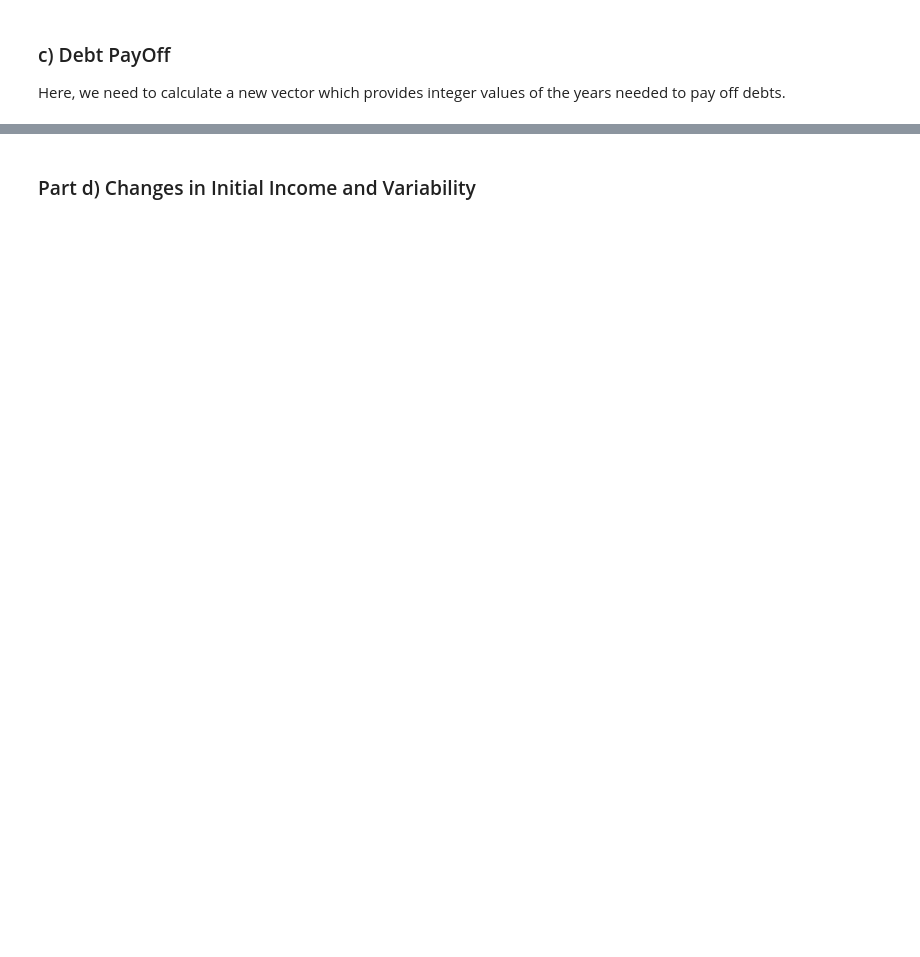
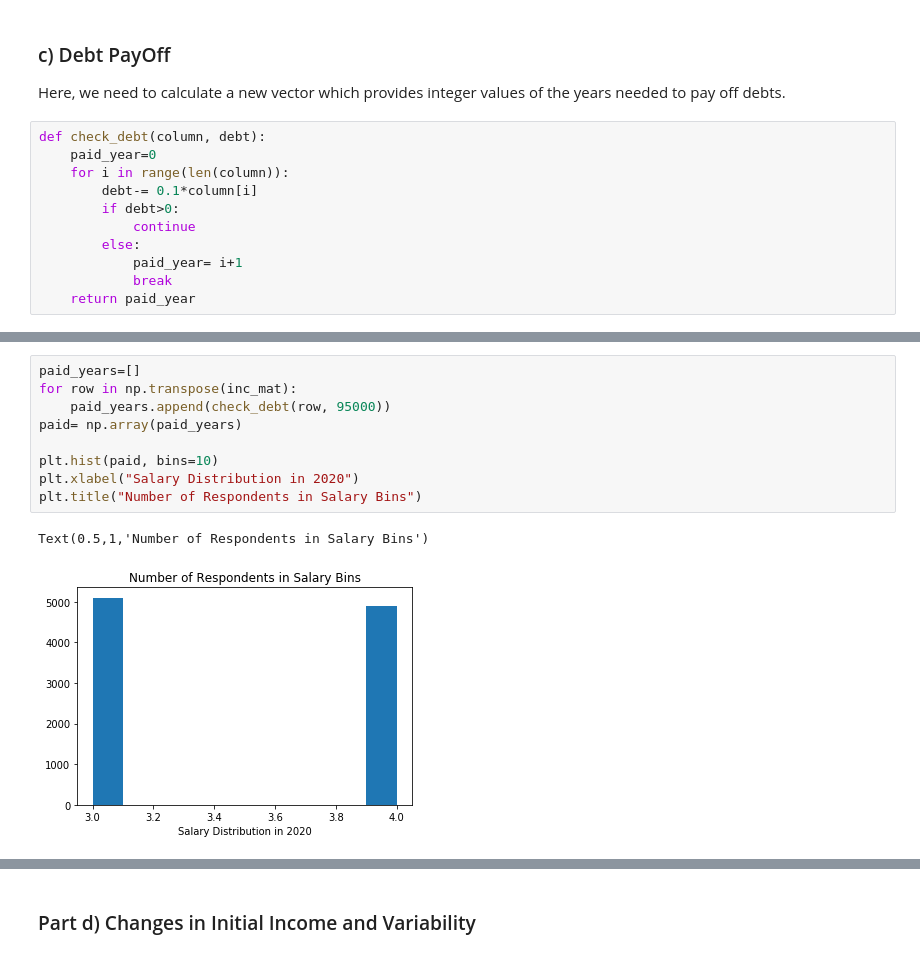
Before and after one commit to policyglot/persp-analysis_A18, a Jupyter notebook: Assignments/A3/Simulation_Exercise.ipynb, the cells around one changed output, grey strips where cells are left out. Saved outputs shown, nothing was run; the diff lists cells and outputs as text; blank space fills up the shorter version.

```diff
--- a/Assignments/A3/Simulation_Exercise.ipynb
+++ b/Assignments/A3/Simulation_Exercise.ipynb
@@ -99,3 +161,14 @@ print(np.std(inc_mat))
 ### c) Debt PayOff
 
 Here, we need to calculate a new vector which provides integer values of the years needed to pay off debts.
+# %%
+def check_debt(column, debt):
+    paid_year=0
+    for i in range(len(column)):
+        debt-= 0.1*column[i]
+        if debt>0:
+            continue
+        else:
+            paid_year= i+1
+            break
+    return paid_year
@@ -102,3 +191,15 @@ Here, we need to calculate a new vector which provides integer values of the yea
+# %%
+paid_years=[]
+for row in np.transpose(inc_mat):
+    paid_years.append(check_debt(row, 95000))
+paid= np.array(paid_years)
+
+plt.hist(paid, bins=10)
+plt.xlabel("Salary Distribution in 2020")
+plt.title("Number of Respondents in Salary Bins")
+# %% [output]
+Text(0.5,1,'Number of Respondents in Salary Bins')
+[figure, added]
 # %%
 loan=95000
 payoff_years=np.zeros((1,p['num_draws']))
```
Also changed, not shown: parts of 19 cells of this notebook.
